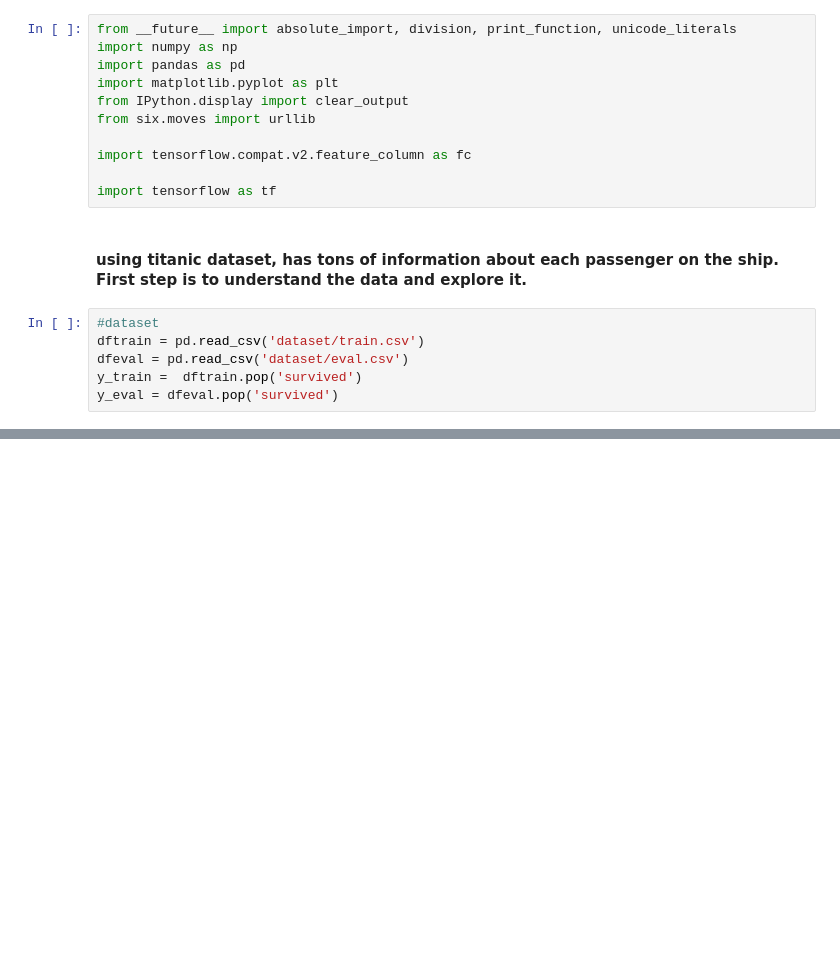
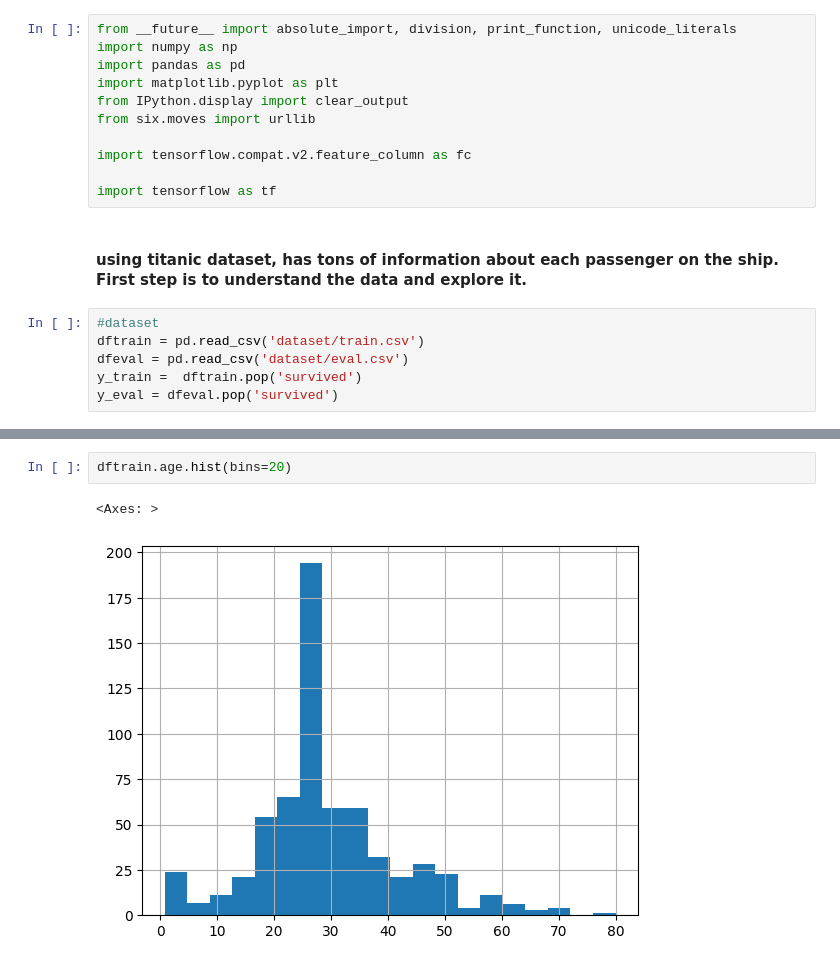
Before and after one commit to divztech/Practice-Courses, a Jupyter notebook: Linear_Regression.ipynb, the cells around one changed output, grey strips where cells are left out. Cells and saved outputs as stored; diff of their text form; blank space fills up the shorter version.

```diff
--- a/Linear_Regression.ipynb
+++ b/Linear_Regression.ipynb
@@ -36,0 +58,5 @@ Name: survived, Length: 627, dtype: int64
+# %%
+dftrain.age.hist(bins=20)
+# %% [output]
+<Axes: >
+[figure, added]
```
Also changed, not shown: parts of 10 cells of this notebook.
